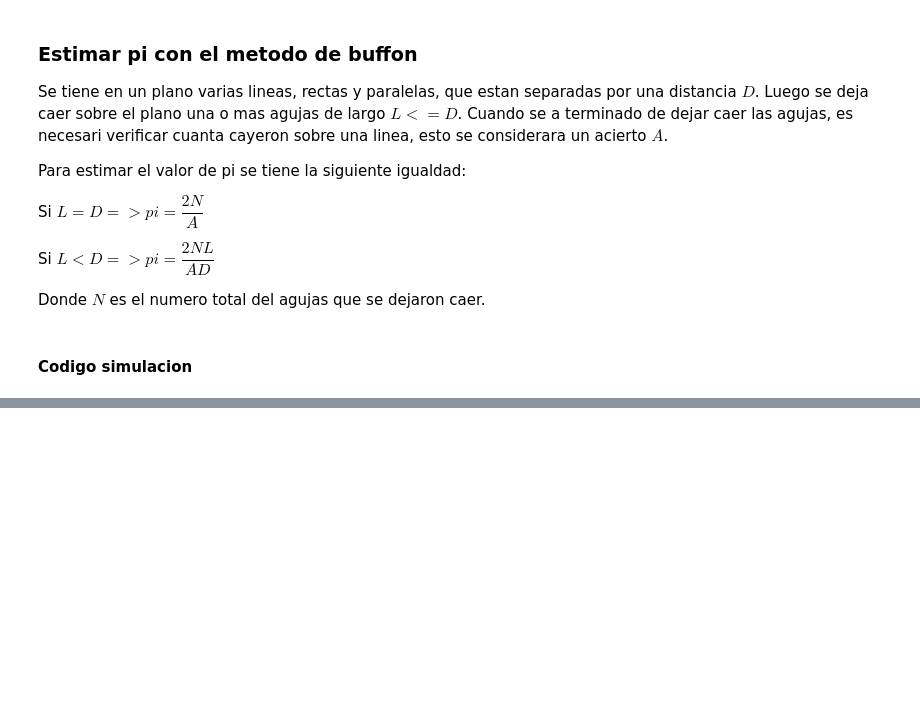
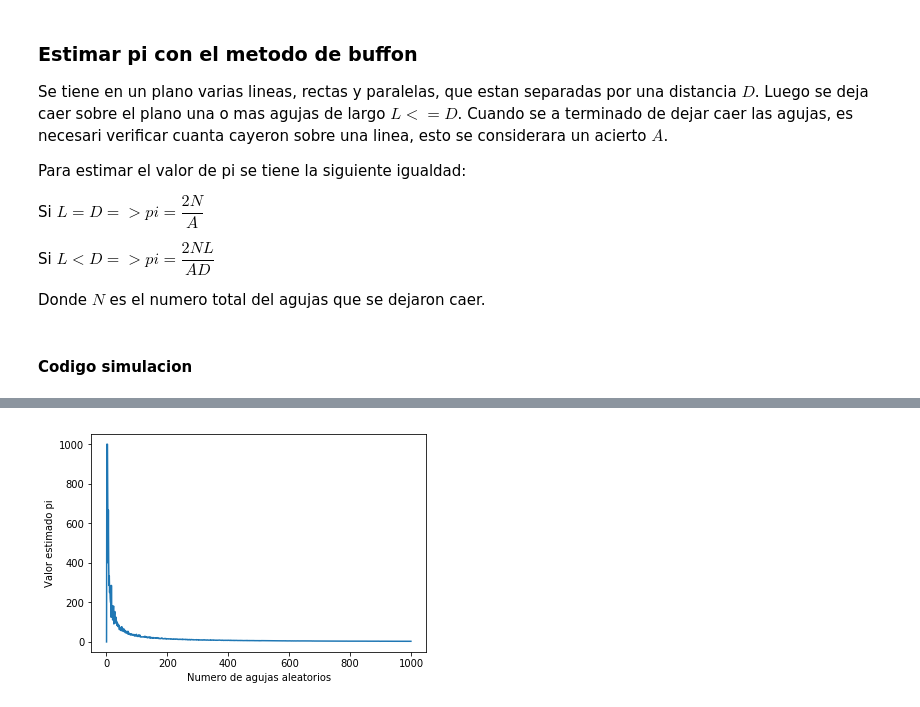
Before and after one commit to horellana/lab2_simulacion, a Jupyter notebook: Laboratorio2 simulacion.ipynb, the cells around one changed output, grey strips where cells are left out. Cells and saved outputs as stored; diff of their text form; code cells hidden in the pictures; blank space fills up the shorter version.

```diff
--- a/Laboratorio2 simulacion.ipynb
+++ b/Laboratorio2 simulacion.ipynb
@@ -151,3 +156,30 @@ Si $L < D => pi = \dfrac{2NL}{AD}$
 Donde $N$ es el numero total del agujas que se dejaron caer.
 # %% [markdown]
 #### Codigo simulacion
+# %%
+import matplotlib.pyplot as plt
+import random
+import math
+
+N = 1 * (10 ** 3)
+D = 2
+L = 2
+# %%
+def estimar_pi(n):
+    A = 0
+
+    for i in range(n):
+        distancia_aguja = round(random.uniform(0, 1), 10) * (L/2)
+        angulo_aguja = math.radians(random.uniform(0, 1) * 90)
+
+        if distancia_aguja <= (L/2) * math.sin(angulo_aguja):
+            A += 1
+    # Cuando se intenta muy pocas veces es posible que ningua aguja este sobre una linea
+    if A == 0:
+        return 0
+    elif L < D:
+        return (2 * N * L) / (A * D)
+    elif L == D:
+        return (2 * N) / A
+# %%
+estimaciones = [estimar_pi(n) for n in range(1, N)]
@@ -153,0 +208,8 @@ Donde $N$ es el numero total del agujas que se dejaron caer.
+# %%
+fig = plt.figure()
+plt.plot(list(range(1, N)), estimaciones)
+plt.xlabel("Numero de agujas aleatorios")
+plt.ylabel("Valor estimado pi")
+print()
+# %% [output]
+[figure, added]
```
Also changed, not shown: parts of 12 cells of this notebook.
